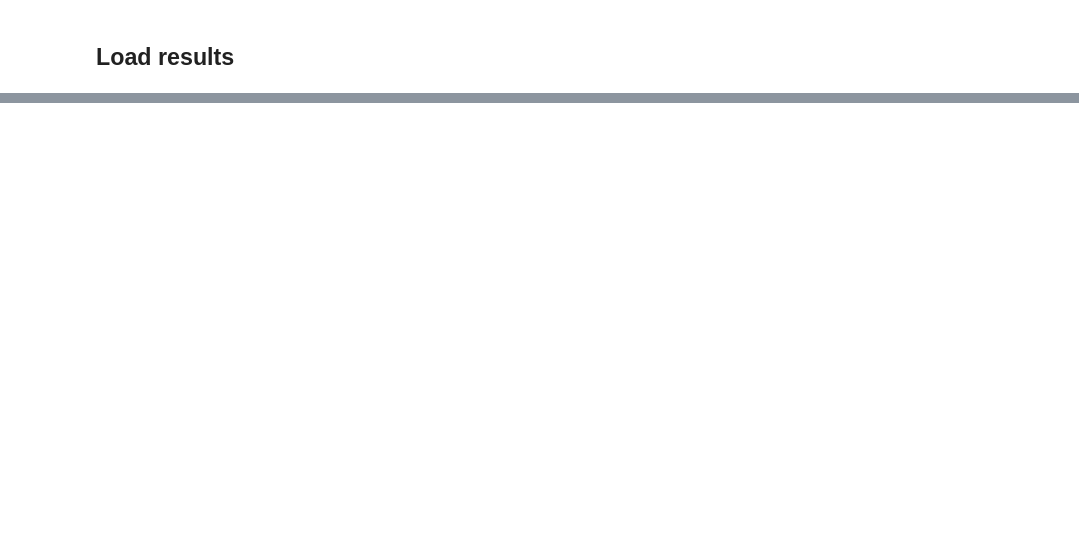
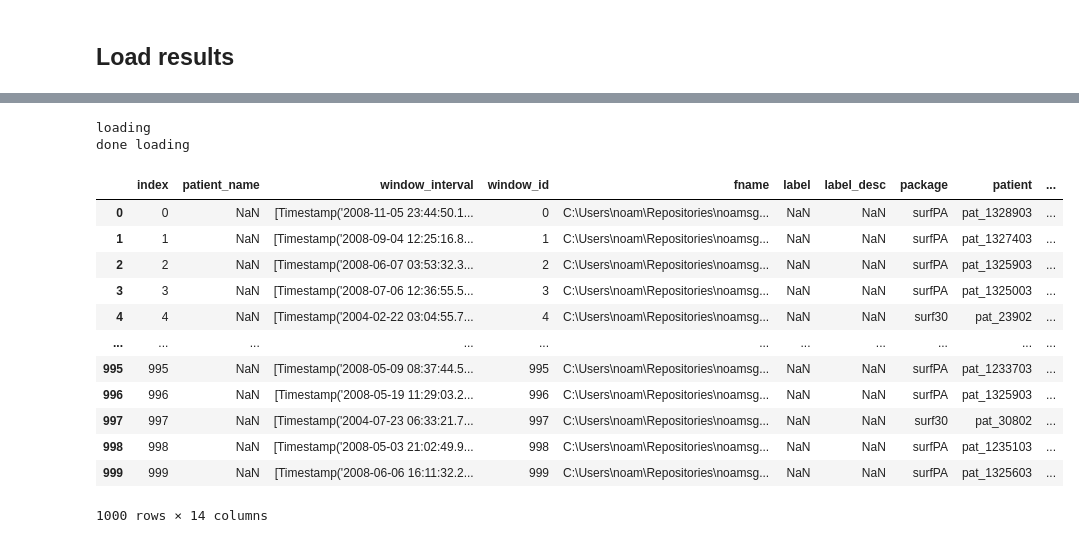
Before and after one commit to noamsgl/msc, a Jupyter notebook: scripts/generate/analyze_gp_results.ipynb, the cells around one changed output, grey strips where cells are left out. Cells and saved outputs as stored; diff of their text form; code cells hidden in the pictures; blank space fills up the shorter version.

```diff
--- a/scripts/generate/analyze_gp_results.ipynb
+++ b/scripts/generate/analyze_gp_results.ipynb
@@ -14,8 +23,24 @@ seizures_index_df = pd.read_csv(f"{config['PATH']['LOCAL']['RAW_DATASET']}/seizu
 # load dataset.csv
 dataset_dir = r"C:\Users\noam\Repositories\noamsgl\msc\results\epilepsiae\UNIFORM\20220106T165558"
 dataset = UniformDataset(dataset_dir)
+dataset.add_check_isseizure()
 samples_df = dataset.samples_df
-
-def isseizure(samples_row) -> bool:
-    patient = samples_row['patient']
-    interval = samples_row['window_interval']
+# %% [output]
+loading
+done loading
+# %%
+samples_df.
+# %% [output]
+|  | index | patient_name | window_interval | window_id | fname | label | label_desc | package | patient | ... |
+| 0 | 0 | NaN | [Timestamp('2008-11-05 23:44:50.1... | 0 | C:\Users\noam\Repositories\noamsg... | NaN | NaN | surfPA | pat_1328903 | ... |
+| 1 | 1 | NaN | [Timestamp('2008-09-04 12:25:16.8... | 1 | C:\Users\noam\Repositories\noamsg... | NaN | NaN | surfPA | pat_1327403 | ... |
+| 2 | 2 | NaN | [Timestamp('2008-06-07 03:53:32.3... | 2 | C:\Users\noam\Repositories\noamsg... | NaN | NaN | surfPA | pat_1325903 | ... |
+| 3 | 3 | NaN | [Timestamp('2008-07-06 12:36:55.5... | 3 | C:\Users\noam\Repositories\noamsg... | NaN | NaN | surfPA | pat_1325003 | ... |
+| 4 | 4 | NaN | [Timestamp('2004-02-22 03:04:55.7... | 4 | C:\Users\noam\Repositories\noamsg... | NaN | NaN | surf30 | pat_23902 | ... |
+| ... | ... | ... | ... | ... | ... | ... | ... | ... | ... | ... |
+| 995 | 995 | NaN | [Timestamp('2008-05-09 08:37:44.5... | 995 | C:\Users\noam\Repositories\noamsg... | NaN | NaN | surfPA | pat_1233703 | ... |
+| 996 | 996 | NaN | [Timestamp('2008-05-19 11:29:03.2... | 996 | C:\Users\noam\Repositories\noamsg... | NaN | NaN | surfPA | pat_1325903 | ... |
+| 997 | 997 | NaN | [Timestamp('2004-07-23 06:33:21.7... | 997 | C:\Users\noam\Repositories\noamsg... | NaN | NaN | surf30 | pat_30802 | ... |
+| 998 | 998 | NaN | [Timestamp('2008-05-03 21:02:49.9... | 998 | C:\Users\noam\Repositories\noamsg... | NaN | NaN | surfPA | pat_1235103 | ... |
+| 999 | 999 | NaN | [Timestamp('2008-06-06 16:11:32.2... | 999 | C:\Users\noam\Repositories\noamsg... | NaN | NaN | surfPA | pat_1325603 | ... |
+1000 rows × 14 columns
```
Also changed, not shown: parts of 11 cells of this notebook.
